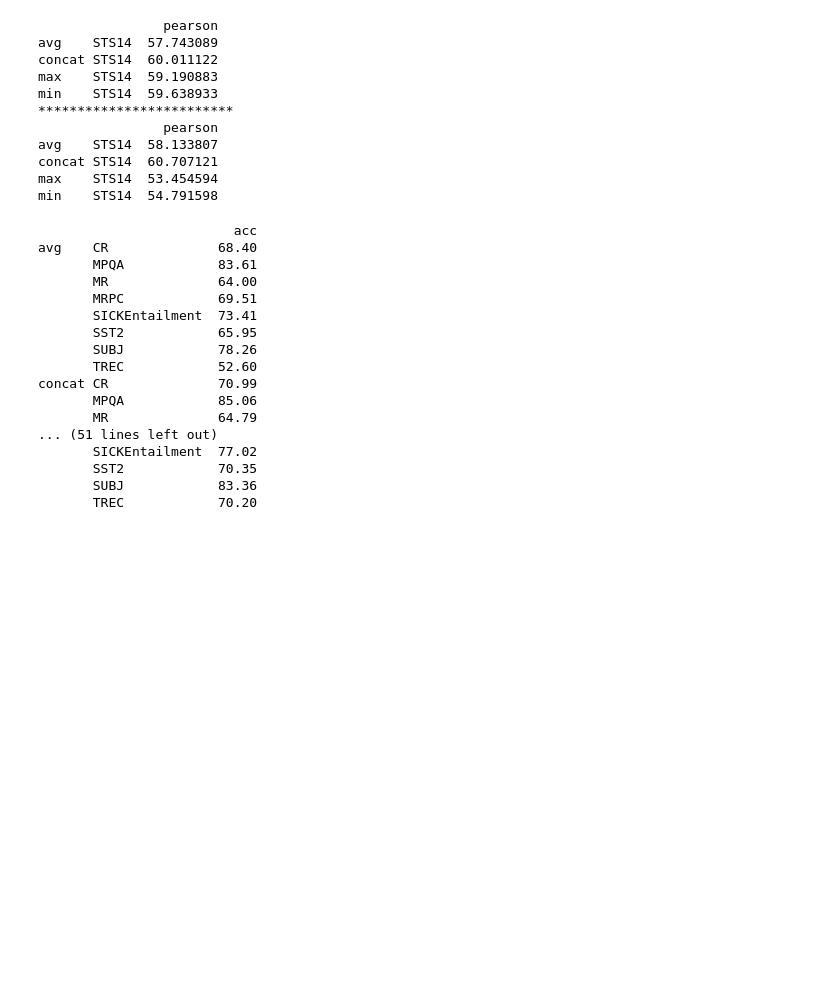
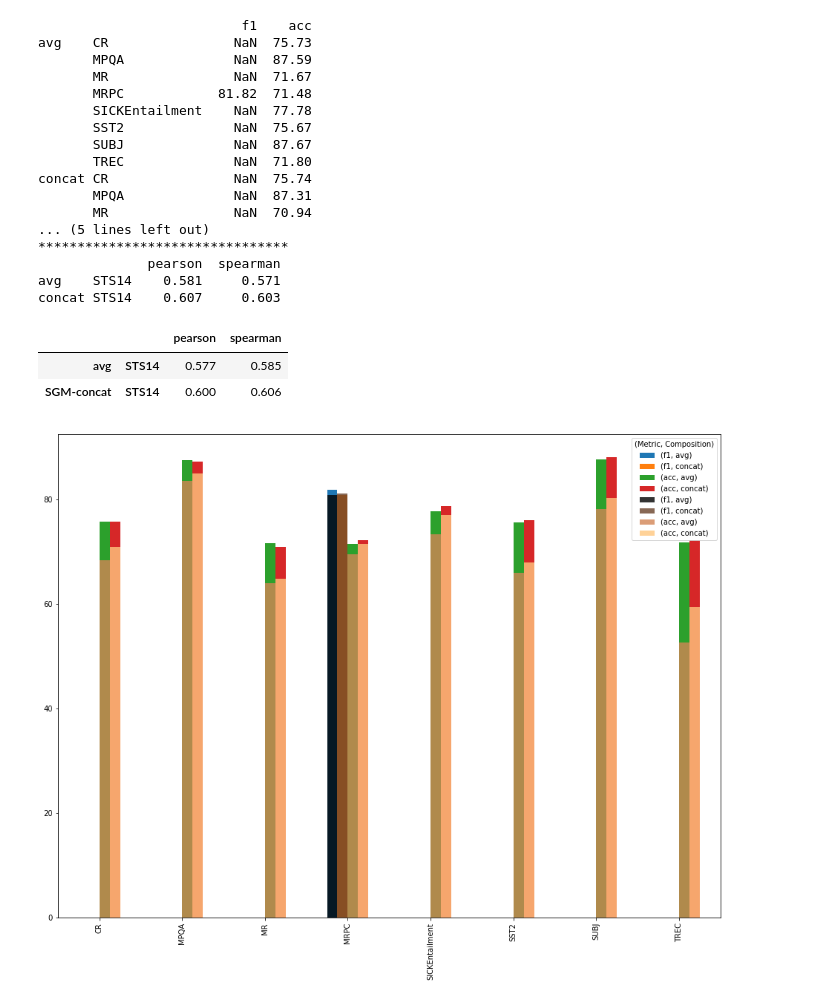
Before and after one commit to samarthbhargav/unsupervised-language-learning, a Jupyter notebook: practical-3/viz.ipynb, the cells around one changed output. Cells and saved outputs as stored; diff of their text form; code cells hidden in the pictures; blank space fills up the shorter version.

```diff
--- a/practical-3/viz.ipynb
+++ b/practical-3/viz.ipynb
@@ -61,38 +93,31 @@ STS_eam, ClassificationTask_eam = splitting(eam)
 # %%
-pprint(STS_sgm)
-print('*'*25)
+pprint(ClassificationTask_sgm)
+print('*'*32)
 pprint(STS_eam)
 # %% [output]
-                pearson
-avg    STS14  57.743089
-concat STS14  60.011122
-max    STS14  59.190883
-min    STS14  59.638933
-*************************
-                pearson
-avg    STS14  58.133807
-concat STS14  60.707121
-max    STS14  53.454594
-min    STS14  54.791598
+                          f1    acc
+avg    CR                NaN  75.73
+       MPQA              NaN  87.59
+       MR                NaN  71.67
+       MRPC            81.82  71.48
+       SICKEntailment    NaN  77.78
+       SST2              NaN  75.67
+       SUBJ              NaN  87.67
+       TREC              NaN  71.80
+concat CR                NaN  75.74
+       MPQA              NaN  87.31
+       MR                NaN  70.94
+... (5 lines left out)
+********************************
+              pearson  spearman
+avg    STS14    0.581     0.571
+concat STS14    0.607     0.603
-# %%
-pprint(ClassificationTask_eam)
-print('*'*32)
-pprint(ClassificationTask_sgm)
-# %% [output]
-                         acc
-avg    CR              68.40
-       MPQA            83.61
-       MR              64.00
-       MRPC            69.51
-       SICKEntailment  73.41
-       SST2            65.95
-       SUBJ            78.26
-       TREC            52.60
-concat CR              70.99
-       MPQA            85.06
-       MR              64.79
-... (51 lines left out)
-       SICKEntailment  77.02
-       SST2            70.35
-       SUBJ            83.36
-       TREC            70.20
+# %%
+ClassificationTask_eam.rename({'concat': 'EAM-concat'}, axis = 'index')
+ClassificationTask_sgm.rename({'concat': 'SGM-concat', 'avg': 'SGM-avg'}, axis = 'index')
+STS_eam.rename({'concat': 'EAM-concat'}, axis = 'index')
+STS_sgm.rename({'concat': 'SGM-concat'}, axis = 'index')
+# %% [output]
+|  |  | pearson | spearman |
+| avg | STS14 | 0.577 | 0.585 |
+| SGM-concat | STS14 | 0.600 | 0.606 |
@@ -99,3 +128,11 @@ concat CR              70.99
 # %%
 plt.rcParams['figure.figsize'] = [16, 12]
+# %%
+ax = ClassificationTask_sgm.unstack(level=0).plot(kind='bar', subplots=False)
+bx = ClassificationTask_eam.unstack(level=0).plot(kind='bar', subplots=False, ax=ax, colormap = 'copper', alpha = 0.8).legend(title = "(Metric, Composition)")
+# plt.plot(ax, bx)
+# plt.savefig("ClassificationTask_sgm.eps", dpi = 300)
+plt.show()
+# %% [output]
+[figure, added]
 # %%
```
Also changed, not shown: parts of 10 cells of this notebook.
